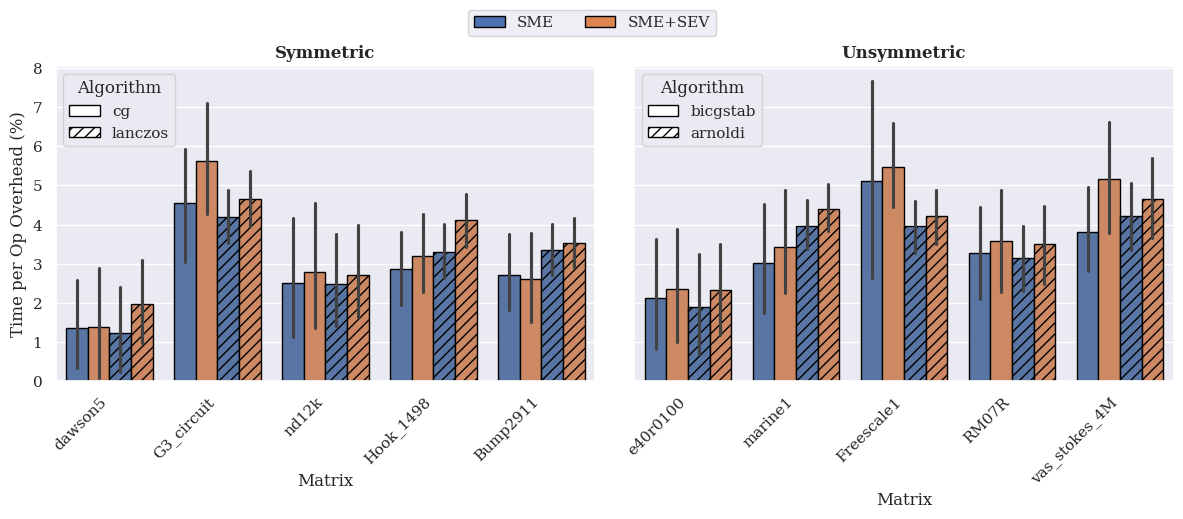
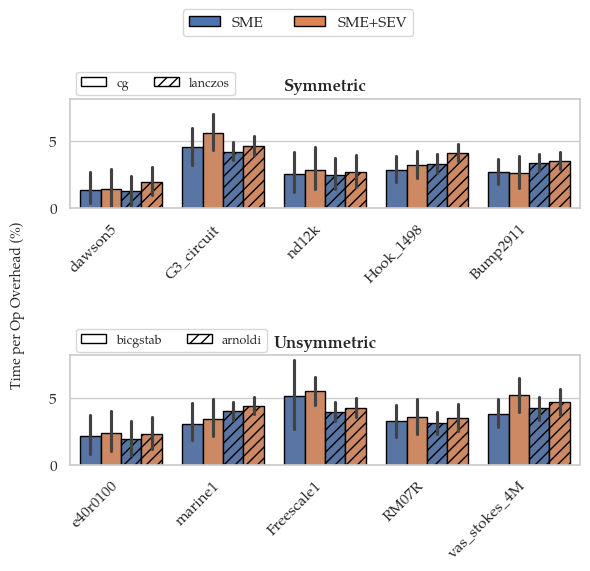
The change to this notebook cell's code, shown as a diff; its figure went from the first image to the second:
--- before
+++ after
@@ -12,5 +12,5 @@
 modes_palette = {"SME": default_colors[0], "SME+SEV": default_colors[1]}
 
-fig, axes = plt.subplots(1, 2, figsize=(12, 5), sharey=True)
+fig, axes = plt.subplots(2, 1, figsize=(6, 4.5), sharey=True)
 
 for idx, (is_symmetric, title) in enumerate([(True, "Symmetric"), (False, "Unsymmetric")]):
@@ -37,5 +37,5 @@
     )
 
-	#Hatching by Algorithm
+    #Hatching by Algorithm
     for container, group_label in zip(axes[idx].containers, hue_order):
         algo_name = group_label.split(" + ")[0].lower()
@@ -50,15 +50,15 @@
     axes[idx].get_legend().remove()
 
-    if idx == 0:
-        axes[idx].set_ylabel("Time per Op Overhead (%)")
-    else:
-        axes[idx].set_ylabel("")
-        axes[idx].tick_params(axis="y", labelleft=False)
-
     algo_handles = [
         Patch(facecolor="white", edgecolor="black", hatch=algo_patterns.get(a.lower(), ""), label=a) 
         for a in current_algos
     ]
-    axes[idx].legend(handles=algo_handles, title="Algorithm", loc="upper left")
+    fig.supylabel("Time per Op Overhead (%)", fontsize=10)
+    axes[idx].set_xlabel("")   
+    axes[idx].set_ylabel("")
+
+    axes[idx].legend(handles=algo_handles, title=None, loc="upper left",
+                     bbox_to_anchor=(0, 1.15), ncol=2,
+                     fontsize=9)
 
     print(f"\n{title} displayed values (Time_per_op_pct):")
@@ -74,5 +74,5 @@
 mode_handles = [Patch(facecolor=modes_palette[m], edgecolor="black", label=m) for m in ["SME", "SME+SEV"]]
 fig.legend(handles=mode_handles, title=None, loc="upper center", 
-           bbox_to_anchor=(0.5, 1.05), ncol=2)
+           bbox_to_anchor=(0.5, 1.00), ncol=2)
 
 plt.tight_layout()

Commit: plot design adjustments